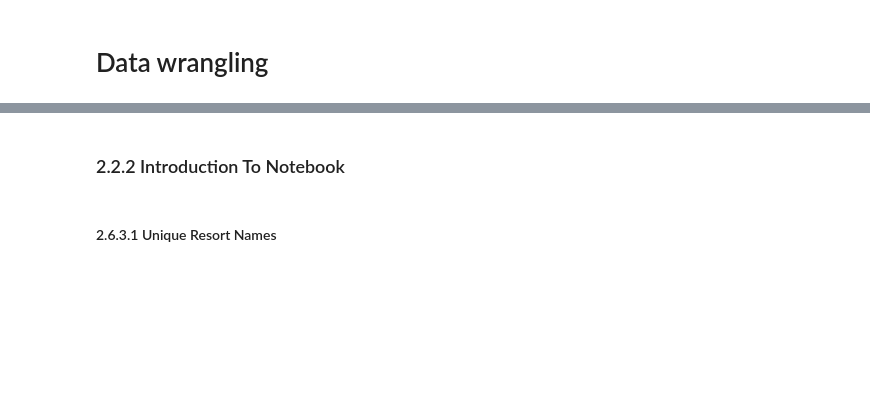
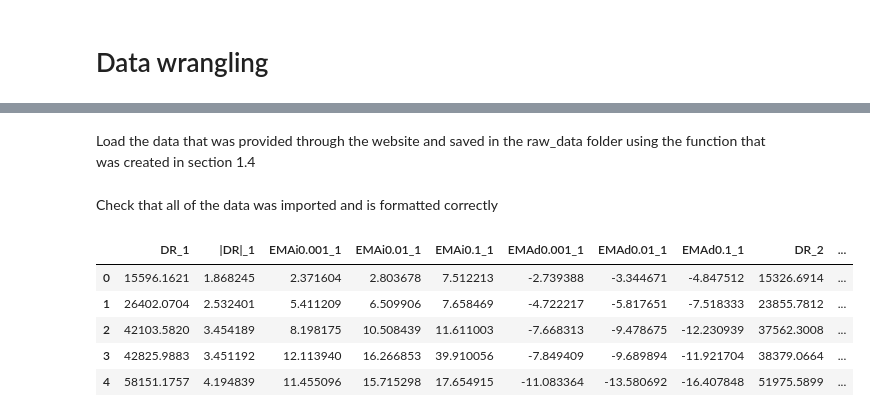
Before and after one commit to scosam/SpringBoard, a Jupyter notebook: Capstone Project 2/notebooks/Capstone2Project.ipynb, the cells around one changed output, grey strips where cells are left out. Cells and saved outputs as stored; diff of their text form; code cells hidden in the pictures; blank space fills up the shorter version.

```diff
--- a/Capstone Project 2/notebooks/Capstone2Project.ipynb
+++ b/Capstone Project 2/notebooks/Capstone2Project.ipynb
@@ -41 +53,3 @@ def import_dat(batch_file, rd_path):
+# %% [markdown]
+Load the data that was provided through the website and saved in the raw_data folder using the function that was created in section 1.4
 # %%
@@ -48,4 +66,12 @@ for rd_file in raw_files_list:
-# %% [markdown]
-### 2.2.2 Introduction To Notebook<a id='2.2.2_Introduction_To_Notebook'></a>
-# %% [markdown]
-#### 2.6.3.1 Unique Resort Names<a id='2.6.3.1_Unique_Resort_Names'></a>
+# %% [markdown]
+Check that all of the data was imported and is formatted correctly
+# %%
+pd.set_option('display.max_columns', None) #display all columns to ensure every thing looks right
+f_data.head() #display the first 5 rows of data
+# %% [output]
+|  | DR_1 | |DR|_1 | EMAi0.001_1 | EMAi0.01_1 | EMAi0.1_1 | EMAd0.001_1 | EMAd0.01_1 | EMAd0.1_1 | DR_2 | ... |
+| 0 | 15596.1621 | 1.868245 | 2.371604 | 2.803678 | 7.512213 | -2.739388 | -3.344671 | -4.847512 | 15326.6914 | ... |
+| 1 | 26402.0704 | 2.532401 | 5.411209 | 6.509906 | 7.658469 | -4.722217 | -5.817651 | -7.518333 | 23855.7812 | ... |
+| 2 | 42103.5820 | 3.454189 | 8.198175 | 10.508439 | 11.611003 | -7.668313 | -9.478675 | -12.230939 | 37562.3008 | ... |
+| 3 | 42825.9883 | 3.451192 | 12.113940 | 16.266853 | 39.910056 | -7.849409 | -9.689894 | -11.921704 | 38379.0664 | ... |
+| 4 | 58151.1757 | 4.194839 | 11.455096 | 15.715298 | 17.654915 | -11.083364 | -13.580692 | -16.407848 | 51975.5899 | ... |
```
Also changed, not shown: parts of 16 cells of this notebook.
